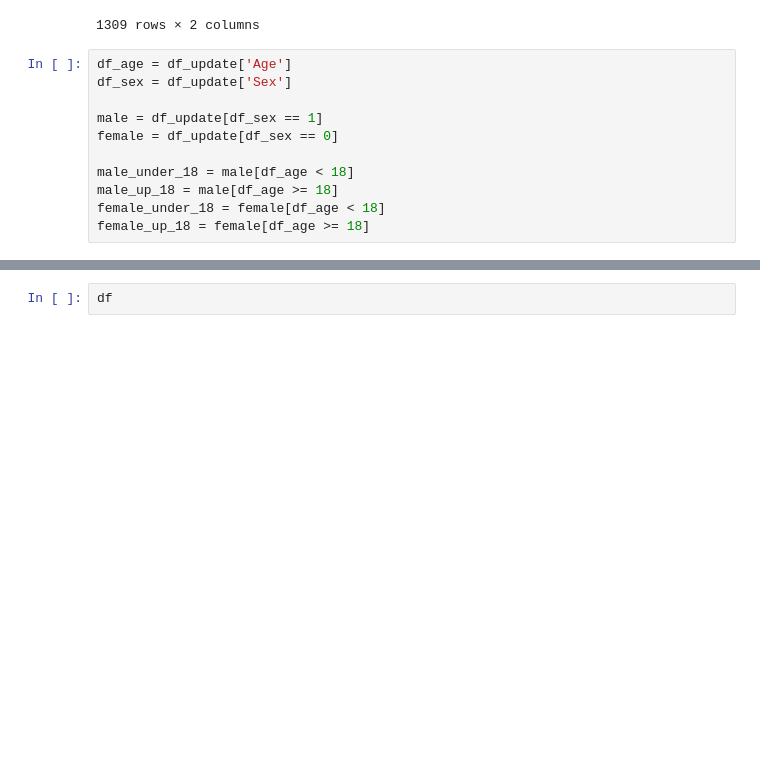
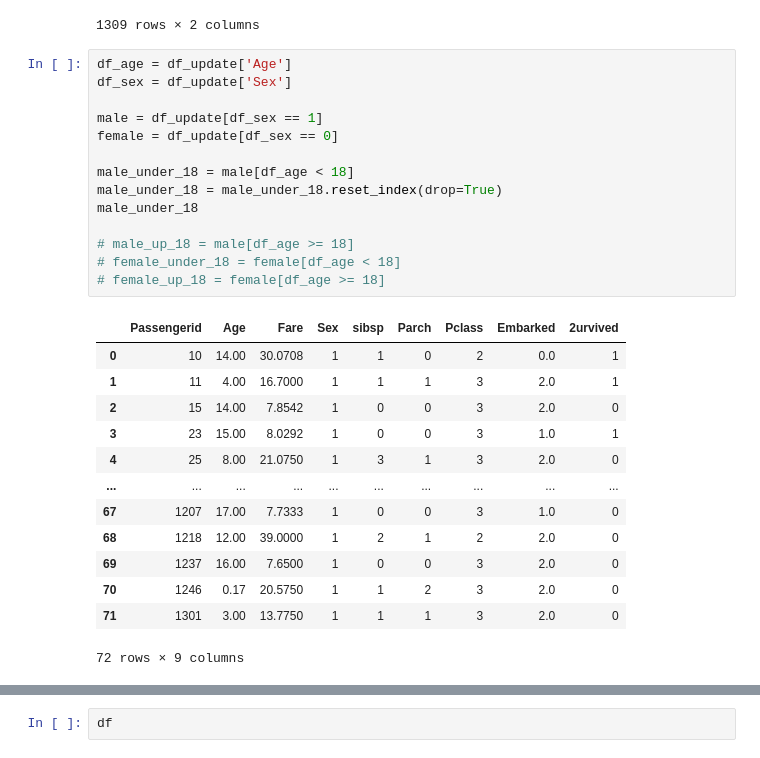
Before and after one commit to NelsonBonilla4/pandas-numpy-basic, a Jupyter notebook: practice/test.ipynb, the cells around one changed output, grey strips where cells are left out. Drawn from its saved outputs; the diff is of its cells as text; blank space fills up the shorter version.

```diff
--- a/practice/test.ipynb
+++ b/practice/test.ipynb
@@ -94,14 +94,31 @@ df_id_age
 # %%
 df_age = df_update['Age']
 df_sex = df_update['Sex']
 
 male = df_update[df_sex == 1]
 female = df_update[df_sex == 0]
 
 male_under_18 = male[df_age < 18]
-male_up_18 = male[df_age >= 18]
-female_under_18 = female[df_age < 18]
-female_up_18 = female[df_age >= 18]
+male_under_18 = male_under_18.reset_index(drop=True)
+male_under_18
+
+# male_up_18 = male[df_age >= 18]
+# female_under_18 = female[df_age < 18]
+# female_up_18 = female[df_age >= 18]
+# %% [output]
+|  | Passengerid | Age | Fare | Sex | sibsp | Parch | Pclass | Embarked | 2urvived |
+| 0 | 10 | 14.00 | 30.0708 | 1 | 1 | 0 | 2 | 0.0 | 1 |
+| 1 | 11 | 4.00 | 16.7000 | 1 | 1 | 1 | 3 | 2.0 | 1 |
+| 2 | 15 | 14.00 | 7.8542 | 1 | 0 | 0 | 3 | 2.0 | 0 |
+| 3 | 23 | 15.00 | 8.0292 | 1 | 0 | 0 | 3 | 1.0 | 1 |
+| 4 | 25 | 8.00 | 21.0750 | 1 | 3 | 1 | 3 | 2.0 | 0 |
+| ... | ... | ... | ... | ... | ... | ... | ... | ... | ... |
+| 67 | 1207 | 17.00 | 7.7333 | 1 | 0 | 0 | 3 | 1.0 | 0 |
+| 68 | 1218 | 12.00 | 39.0000 | 1 | 2 | 1 | 2 | 2.0 | 0 |
+| 69 | 1237 | 16.00 | 7.6500 | 1 | 0 | 0 | 3 | 2.0 | 0 |
+| 70 | 1246 | 0.17 | 20.5750 | 1 | 1 | 2 | 3 | 2.0 | 0 |
+| 71 | 1301 | 3.00 | 13.7750 | 1 | 1 | 1 | 3 | 2.0 | 0 |
+72 rows × 9 columns
 # %%
 ages = df_age
 print(f"Total de pasajeros: {len(ages)}")
```
Also changed, not shown: parts of 7 cells of this notebook, 4 other files.
